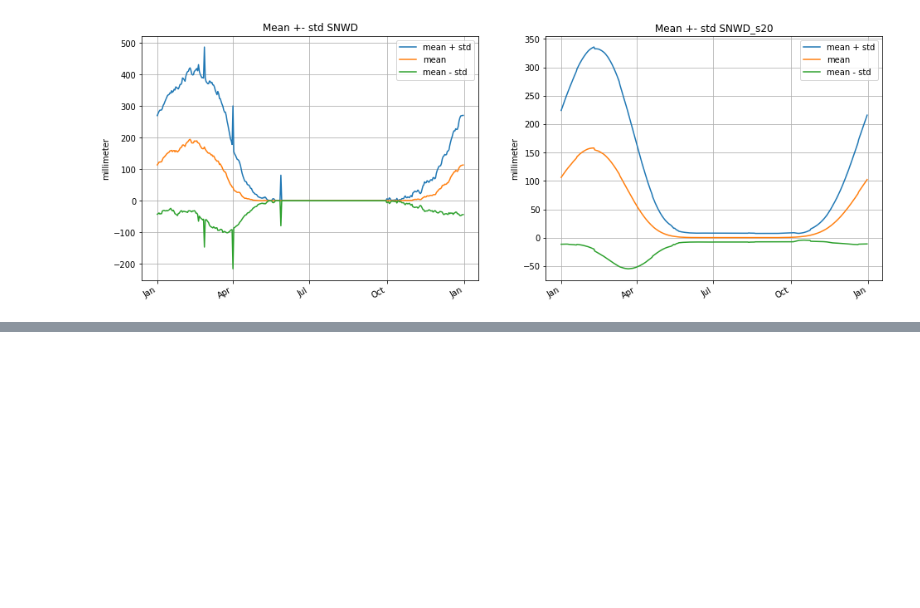
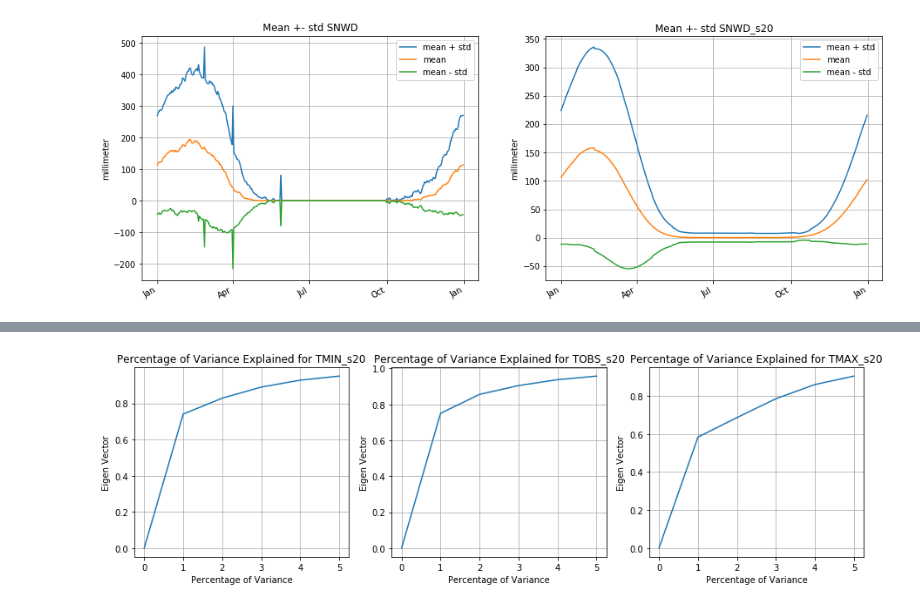
Before and after one commit to himanshu-suman/weather-analysis, a Jupyter notebook: weather_data_visualization.ipynb, the cells around one changed output, grey strips where cells are left out. Cells and saved outputs as stored; diff of their text form; code cells hidden in the pictures; blank space fills up the shorter version.

```diff
--- a/weather_data_visualization.ipynb
+++ b/weather_data_visualization.ipynb
@@ -359,0 +413,8 @@ plot_pair(["SNWD", "SNWD_s20"], plot_mean_std)
+# %%
+plt.figure(figsize=(15, 4))
+ele = 1
+for m in ["TMIN_s20", "TOBS_s20", "TMAX_s20"]:
+    plot_var(ele)
+    ele += 1
+# %% [output]
+[figure, added]
```
Also changed, not shown: parts of 23 cells of this notebook.
